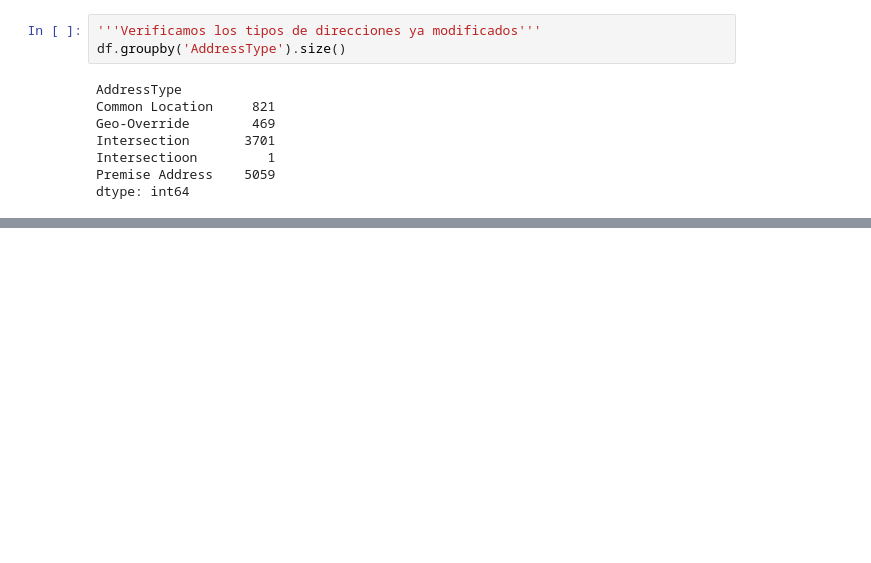
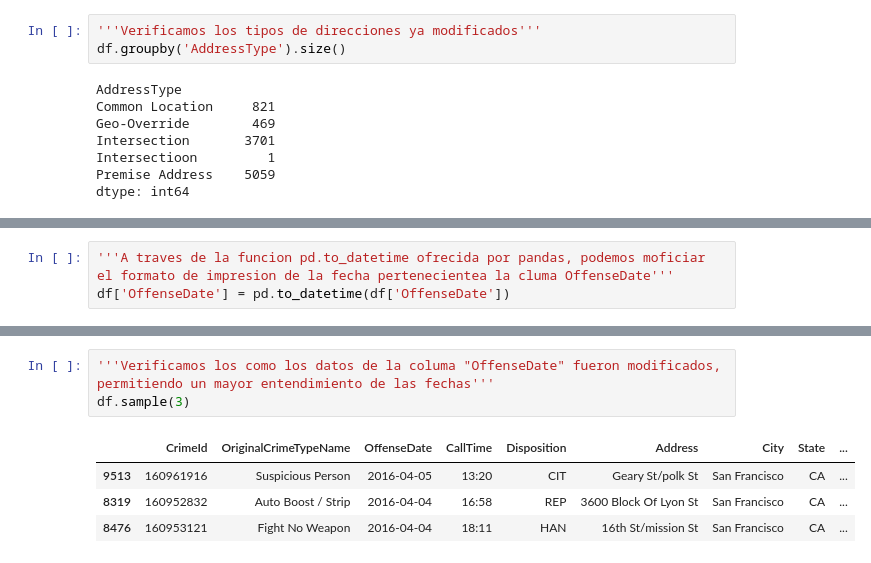
Before and after one commit to kscaiza2/MineriaCaiza_U2Lab2, a Jupyter notebook: [NRC_6292]_KlarCaiza_Lab2Unidad2.ipynb, the cells around one changed output, grey strips where cells are left out. Drawn from its saved outputs; the diff is of its cells as text; blank space fills up the shorter version.

```diff
--- a/[NRC_6292]_KlarCaiza_Lab2Unidad2.ipynb
+++ b/[NRC_6292]_KlarCaiza_Lab2Unidad2.ipynb
@@ -236,0 +263,4 @@ dtype: int64
+# %%
+'''A traves de la funcion pd.to_datetime ofrecida por pandas, podemos moficiar
+el formato de impresion de la fecha pertenecientea la cluma OffenseDate'''
+df['OffenseDate'] = pd.to_datetime(df['OffenseDate'])
@@ -236,0 +286,9 @@ dtype: int64
+# %%
+'''Verificamos los como los datos de la columa "OffenseDate" fueron modificados,
+permitiendo un mayor entendimiento de las fechas'''
+df.sample(3)
+# %% [output]
+|  | CrimeId | OriginalCrimeTypeName | OffenseDate | CallTime | Disposition | Address | City | State | ... |
+| 9513 | 160961916 | Suspicious Person | 2016-04-05 | 13:20 | CIT | Geary St/polk St | San Francisco | CA | ... |
+| 8319 | 160952832 | Auto Boost / Strip | 2016-04-04 | 16:58 | REP | 3600 Block Of Lyon St | San Francisco | CA | ... |
+| 8476 | 160953121 | Fight No Weapon | 2016-04-04 | 18:11 | HAN | 16th St/mission St | San Francisco | CA | ... |
```
Also changed, not shown: parts of 8 cells of this notebook.
